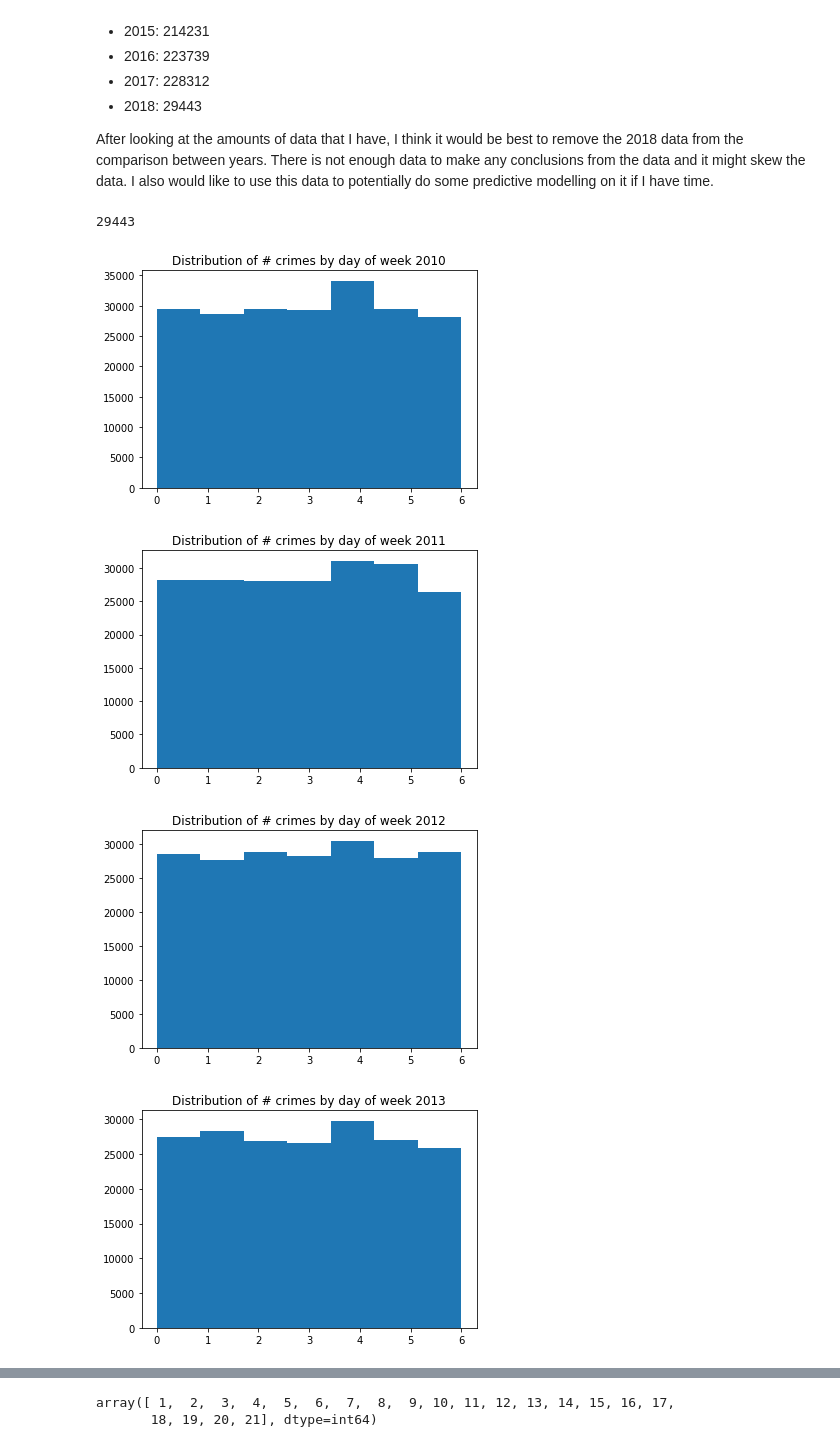
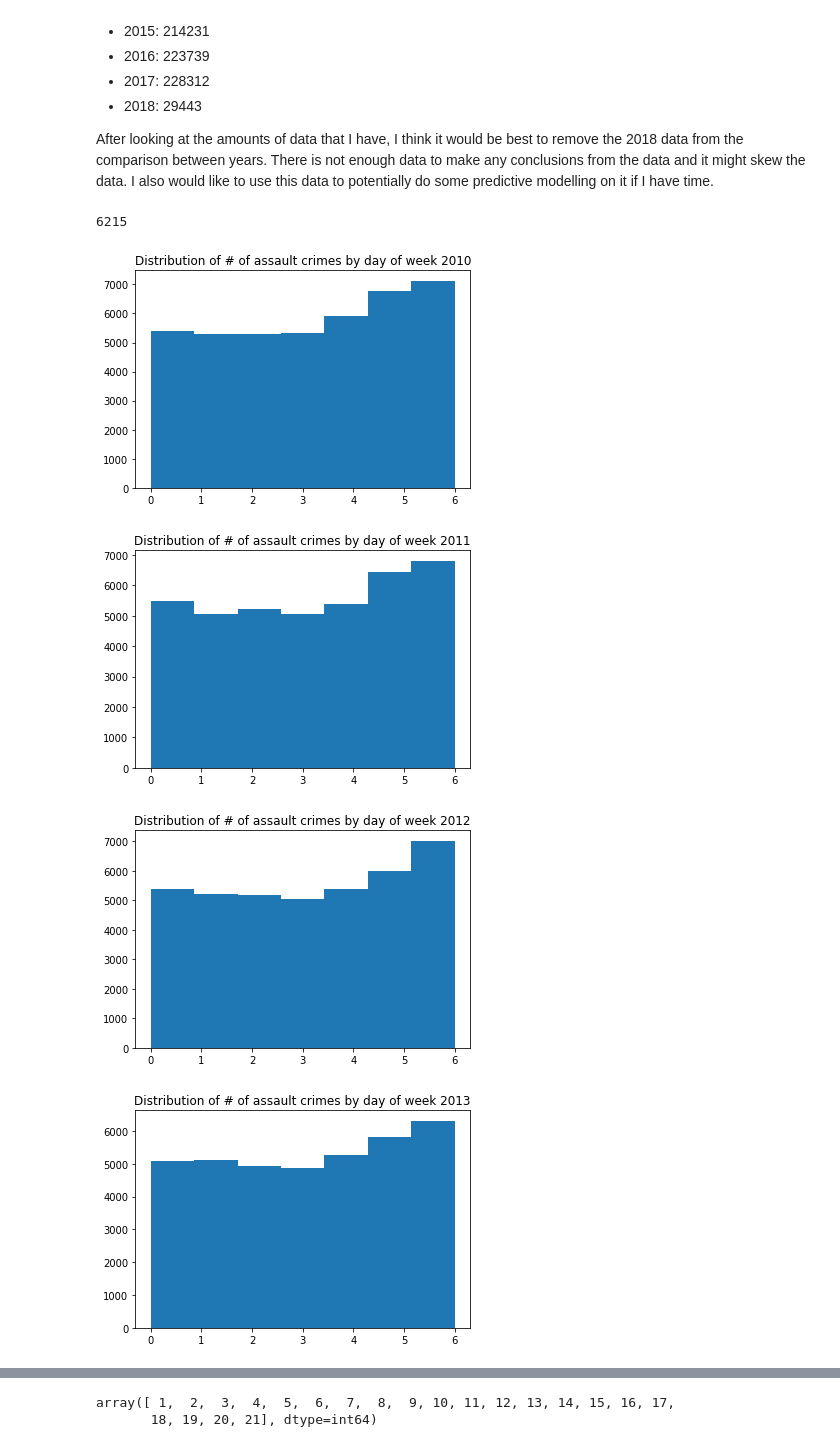
Before and after one commit to srfrankum48/DSCI343Project, a Jupyter notebook: LAData.ipynb, the cells around one changed output, grey strips where cells are left out. Drawn from its saved outputs; the diff is of its cells as text; code cells hidden in the pictures.

```diff
--- a/LAData.ipynb
+++ b/LAData.ipynb
@@ -11,3 +8,5 @@ LAData= pd.read_csv("Final/Crime_Data_from_2010_Los_Angeles.csv")
+# %%
+LAData= pd.read_csv("C:/Users/Regina/Documents/GitHub/DSCI343Project/awm48/SortedData/LosAngelesAssault.csv")
 # %%
 dataframe = LAData.sample(frac=1)
 # %%
@@ -77,49 +79,49 @@ After looking at the amounts of data that I have, I think it would be best to re
 # %%
 len(time[time['year'] == 2018])
 # %% [output]
-29443
+6215
 # %%
 plotData = time[time['year'] == 2010]
-plt.title("Distribution of # crimes by day of week 2010")
+plt.title("Distribution of # of assault crimes by day of week 2010")
 plt.hist(plotData['weekdays'], 7)
 plt.show()
 
 plotData = time[time['year'] == 2011]
-plt.title("Distribution of # crimes by day of week 2011")
+plt.title("Distribution of # of assault crimes by day of week 2011")
 plt.hist(plotData['weekdays'], 7)
 plt.show()
 
 plotData = time[time['year'] == 2012]
-plt.title("Distribution of # crimes by day of week 2012")
+plt.title("Distribution of # of assault crimes by day of week 2012")
 plt.hist(plotData['weekdays'], 7)
 plt.show()
 
 plotData = time[time['year'] == 2013]
-plt.title("Distribution of # crimes by day of week 2013")
+plt.title("Distribution of # of assault crimes by day of week 2013")
 plt.hist(plotData['weekdays'], 7)
 plt.show()
 
 plotData = time[time['year'] == 2014]
-plt.title("Distribution of # crimes by day of week 2014")
+plt.title("Distribution of # of assault crimes by day of week 2014")
 plt.hist(plotData['weekdays'], 7)
 plt.show()
 
 plotData = time[time['year'] == 2015]
-plt.title("Distribution of # crimes by day of week 2015")
+plt.title("Distribution of # of assault crimes by day of week 2015")
 plt.hist(plotData['weekdays'], 7)
 plt.show()
 
 plotData = time[time['year'] == 2016]
-plt.title("Distribution of # crimes by day of week 2016")
+plt.title("Distribution of # of assault crimes by day of week 2016")
 plt.hist(plotData['weekdays'], 7)
 plt.show()
 plotData['weekdays']
 plotData = time[time['year'] == 2017]
-plt.title("Distribution of # crimes by day of week 2017")
+plt.title("Distribution of # of assault crimes by day of week 2017")
 plt.hist(plotData['weekdays'], 7)
 plt.show()
 # %% [output]
-[figure, old version]
+[figure, new version]
-[figure, old version]
+[figure, new version]
-[figure, old version]
+[figure, new version]
-[figure, old version]
+[figure, new version]
```
Also changed, not shown: parts of 12 cells of this notebook, 36 other files.
